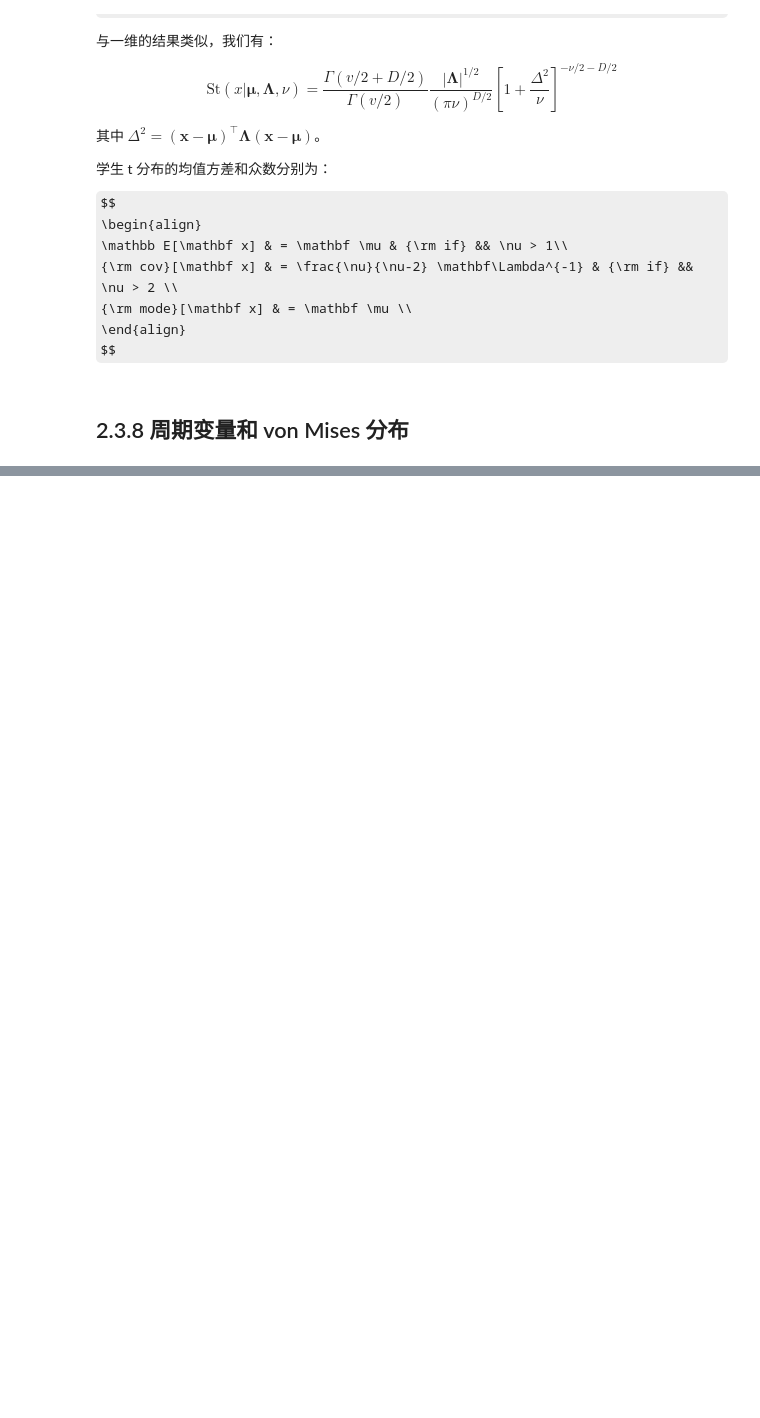
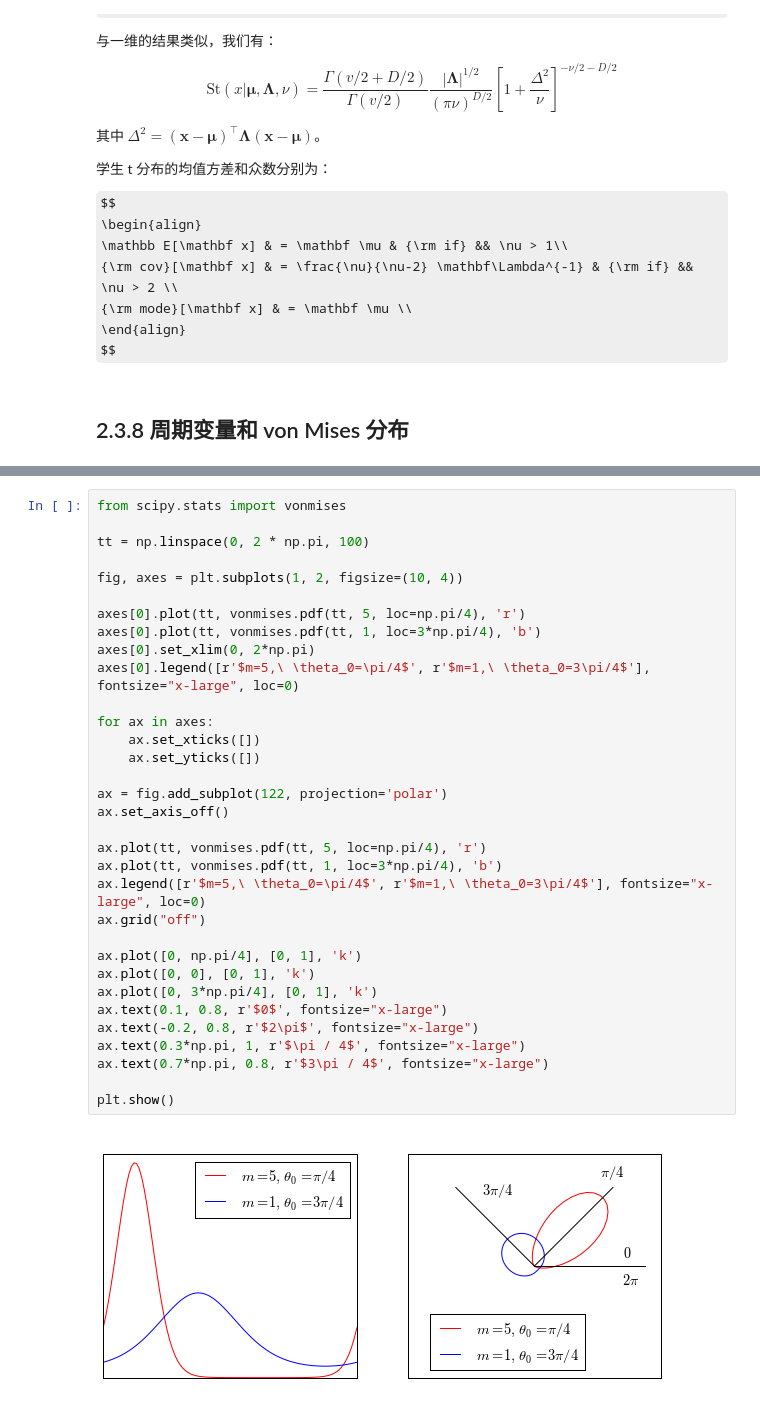
Before and after one commit to wanghaisheng/notes-machine-learning, a Jupyter notebook: Pattern-Recognition-and-Machine-Learning/Chap-02-Probability-Distributions/02-03-The-Gaussian-Distribution.ipynb, the cells around one changed output, grey strips where cells are left out. Drawn from its saved outputs; the diff is of its cells as text; some formulas as TeX source; blank space fills up the shorter version.

```diff
--- a/Pattern-Recognition-and-Machine-Learning/Chap-02-Probability-Distributions/02-03-The-Gaussian-Distribution.ipynb
+++ b/Pattern-Recognition-and-Machine-Learning/Chap-02-Probability-Distributions/02-03-The-Gaussian-Distribution.ipynb
@@ -1377,0 +1458,35 @@ $$
+# %%
+from scipy.stats import vonmises
+
+tt = np.linspace(0, 2 * np.pi, 100)
+
+fig, axes = plt.subplots(1, 2, figsize=(10, 4))
+
+axes[0].plot(tt, vonmises.pdf(tt, 5, loc=np.pi/4), 'r')
+axes[0].plot(tt, vonmises.pdf(tt, 1, loc=3*np.pi/4), 'b')
+axes[0].set_xlim(0, 2*np.pi)
+axes[0].legend([r'$m=5,\ \theta_0=\pi/4$', r'$m=1,\ \theta_0=3\pi/4$'], fontsize="x-large", loc=0)
+
+for ax in axes:
+    ax.set_xticks([])
+    ax.set_yticks([])
+
+ax = fig.add_subplot(122, projection='polar')
+ax.set_axis_off()
+
+ax.plot(tt, vonmises.pdf(tt, 5, loc=np.pi/4), 'r')
+ax.plot(tt, vonmises.pdf(tt, 1, loc=3*np.pi/4), 'b')
+ax.legend([r'$m=5,\ \theta_0=\pi/4$', r'$m=1,\ \theta_0=3\pi/4$'], fontsize="x-large", loc=0)
+ax.grid("off")
+
+ax.plot([0, np.pi/4], [0, 1], 'k')
+ax.plot([0, 0], [0, 1], 'k')
+ax.plot([0, 3*np.pi/4], [0, 1], 'k')
+ax.text(0.1, 0.8, r'$0$', fontsize="x-large")
+ax.text(-0.2, 0.8, r'$2\pi$', fontsize="x-large")
+ax.text(0.3*np.pi, 1, r'$\pi / 4$', fontsize="x-large")
+ax.text(0.7*np.pi, 0.8, r'$3\pi / 4$', fontsize="x-large")
+
+plt.show()
+# %% [output]
+[figure, added]
```
Also changed, not shown: parts of 13 cells of this notebook, 2 other files.
